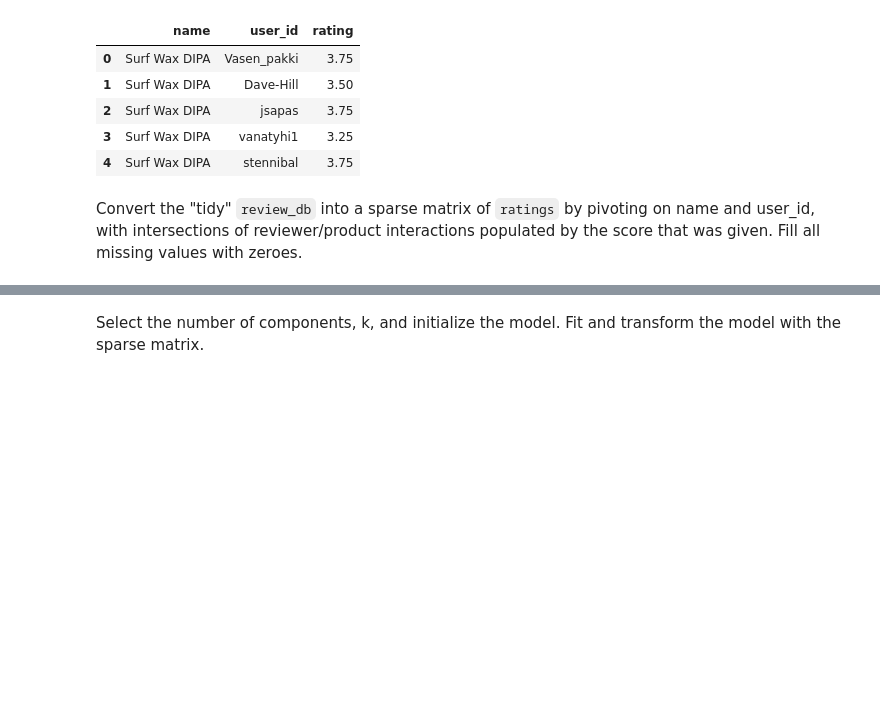
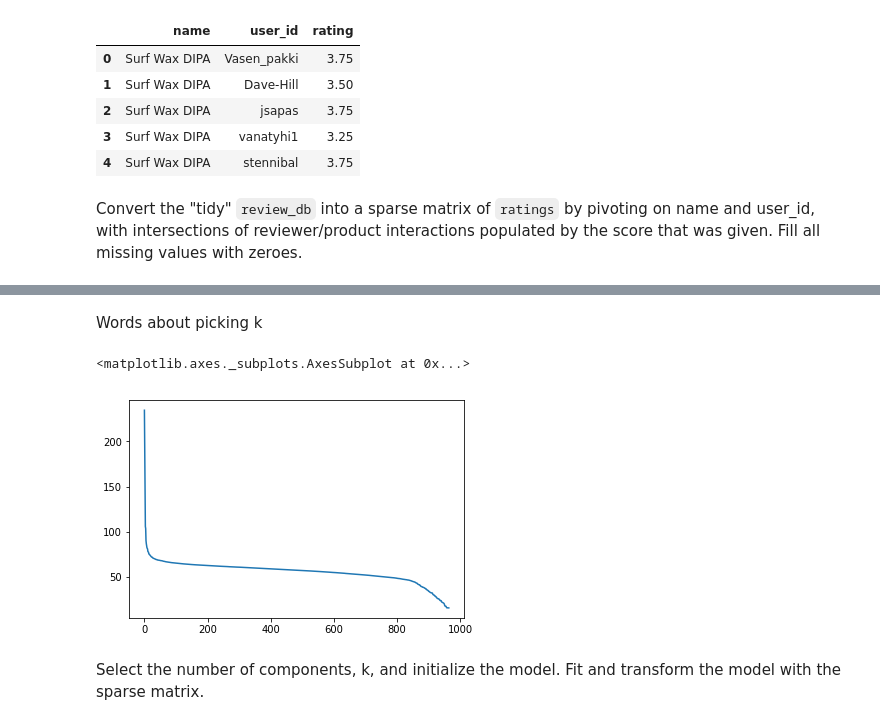
Before and after one commit to bcminch/cicerone, a Jupyter notebook: notebooks/NMF_Model.ipynb, the cells around one changed output, grey strips where cells are left out. Drawn from its saved outputs; the diff is of its cells as text; code cells hidden in the pictures; blank space fills up the shorter version.

```diff
--- a/notebooks/NMF_Model.ipynb
+++ b/notebooks/NMF_Model.ipynb
@@ -37,0 +40,3 @@ ratings is an M x N matrix, where M=1220 and N=138329
+# %%
+%%time
+s = np.linalg.svd(ratings, compute_uv=False)
@@ -38,3 +45,11 @@ ratings is an M x N matrix, where M=1220 and N=138329
+# %% [markdown]
+Words about picking k
+# %%
+%matplotlib inline
+pd.Series(s).iloc[:965].plot()
+# %% [output]
+<matplotlib.axes._subplots.AxesSubplot at 0x...>
+[figure, added]
 # %% [markdown]
 Select the number of components, k, and initialize the model. Fit and transform the model with the sparse matrix.
 # %%
```
Also changed, not shown: parts of 9 cells of this notebook.
